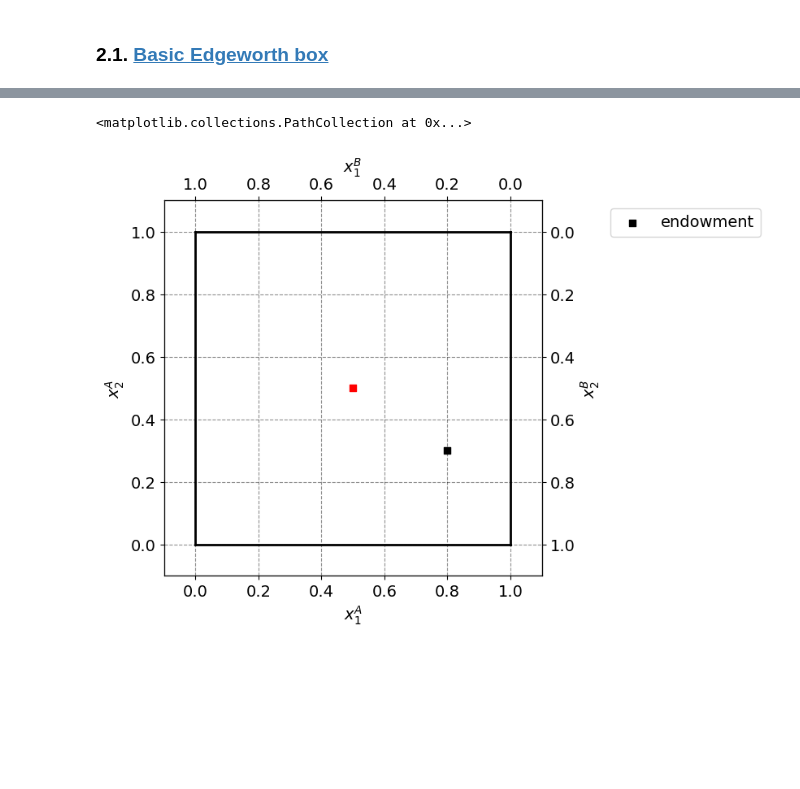
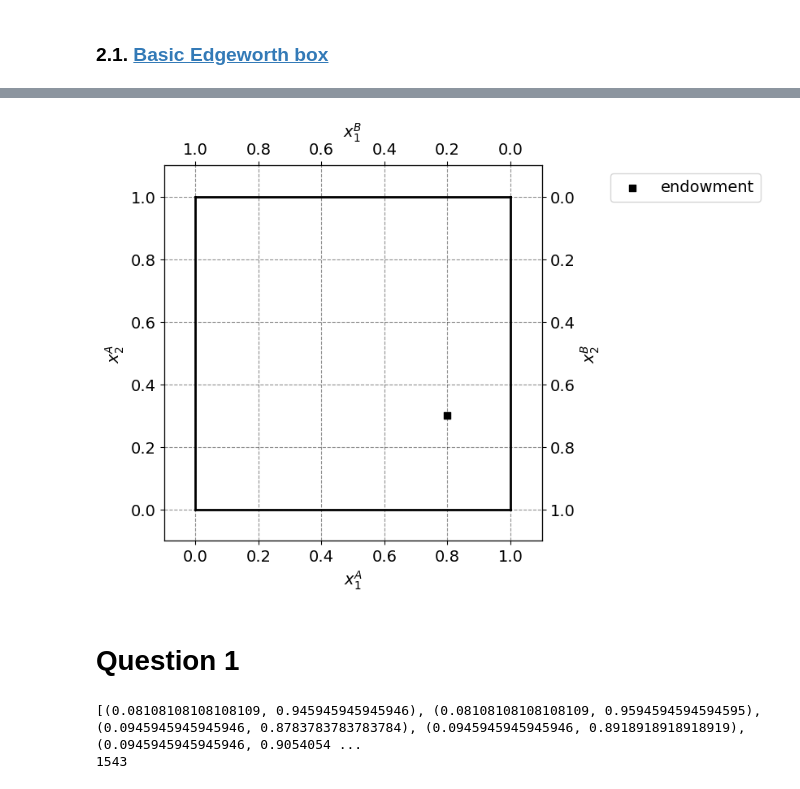
Before and after one commit to zth948/Jens-og-Simon, a Jupyter notebook: Projects/InauguralProject2024.ipynb, the cells around one changed output, grey strips where cells are left out. Cells and saved outputs as stored; diff of their text form; code cells hidden in the pictures; blank space fills up the shorter version.

```diff
--- a/Projects/InauguralProject2024.ipynb
+++ b/Projects/InauguralProject2024.ipynb
@@ -61,7 +34,4 @@ model.pareto(75)
 # %%
-par = model.par
-
-
 # a. total endowment
 w1bar = 1.0
 w2bar = 1.0
@@ -69,35 +39,33 @@ w2bar = 1.0
 # b. figure set up
 fig = plt.figure(frameon=False,figsize=(6,6), dpi=100)
 ax_A = fig.add_subplot(1, 1, 1)
 
 ax_A.set_xlabel("$x_1^A$")
 ax_A.set_ylabel("$x_2^A$")
 
 temp = ax_A.twinx()
 temp.set_ylabel("$x_2^B$")
 ax_B = temp.twiny()
 ax_B.set_xlabel("$x_1^B$")
 ax_B.invert_xaxis()
 ax_B.invert_yaxis()
 
 # A
 ax_A.scatter(par.w1A,par.w2A,marker='s',color='black',label='endowment')
 
 # limits
 ax_A.plot([0,w1bar],[0,0],lw=2,color='black')
 ax_A.plot([0,w1bar],[w2bar,w2bar],lw=2,color='black')
 ax_A.plot([0,0],[0,w2bar],lw=2,color='black')
 ax_A.plot([w1bar,w1bar],[0,w2bar],lw=2,color='black')
 
 ax_A.set_xlim([-0.1, w1bar + 0.1])
 ax_A.set_ylim([-0.1, w2bar + 0.1])
 ax_B.set_xlim([w1bar + 0.1, -0.1])
 ax_B.set_ylim([w2bar + 0.1, -0.1])
 
 ax_A.legend(frameon=True,loc='upper right',bbox_to_anchor=(1.6,1.0));
-
-xa,xb = (model.pareto(75),0.5)
-ax_A.scatter(xa,xb,marker='s',color='red',label='endowment2')
 # %% [output]
-<matplotlib.collections.PathCollection at 0x...>
-[figure, old version]
+[figure, new version]
+# %% [markdown]
+# Question 1
@@ -103,0 +74,34 @@ ax_A.scatter(xa,xb,marker='s',color='red',label='endowment2')
+# %%
+# a. Start by imposing each agents initial endowment
+w1a = 0.8
+w2a = 0.3
+w1b = 1-w1a
+w2b = 1-w2a
+
+# b. Calculating their initial utility
+max_a = model.utility_A(w1a,w2a)
+max_b = model.utility_B(w1b,w2b)
+
+# c. Create an empty vector
+better_pairs = []
+
+# d. Loop for x1A and x2a in
+
+# Outer loop
+for x1a in np.linspace(0,1,75):
+    x1b = 1-x1a
+    # Inner loop
+    for x2a in np.linspace(0,1,75):
+        x2b = 1-x2a
+
+        current_a = model.utility_A(x1a,x2a)
+        current_b = model.utility_B(x1b,x2b)
+
+        if current_a >= max_a and current_b >= max_b:
+            better_pairs.append((x1a,x2a))
+
+print(better_pairs)
+print(len(better_pairs))
+# %% [output]
+[(0.08108108108108109, 0.945945945945946), (0.08108108108108109, 0.9594594594594595), (0.0945945945945946, 0.8783783783783784), (0.0945945945945946, 0.8918918918918919), (0.0945945945945946, 0.9054054 ...
+1543
```
Also changed, not shown: parts of 17 cells of this notebook, 1 other file.
